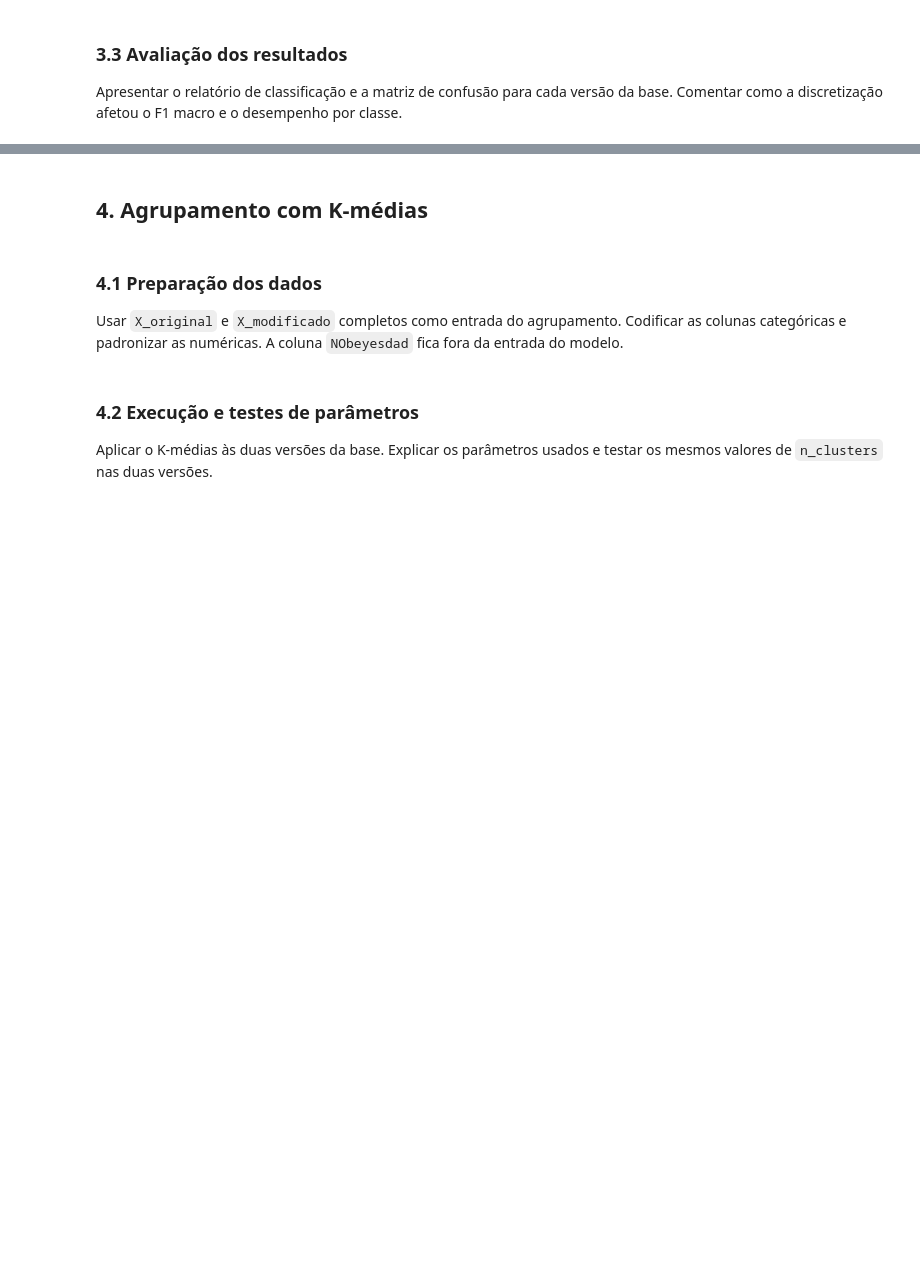
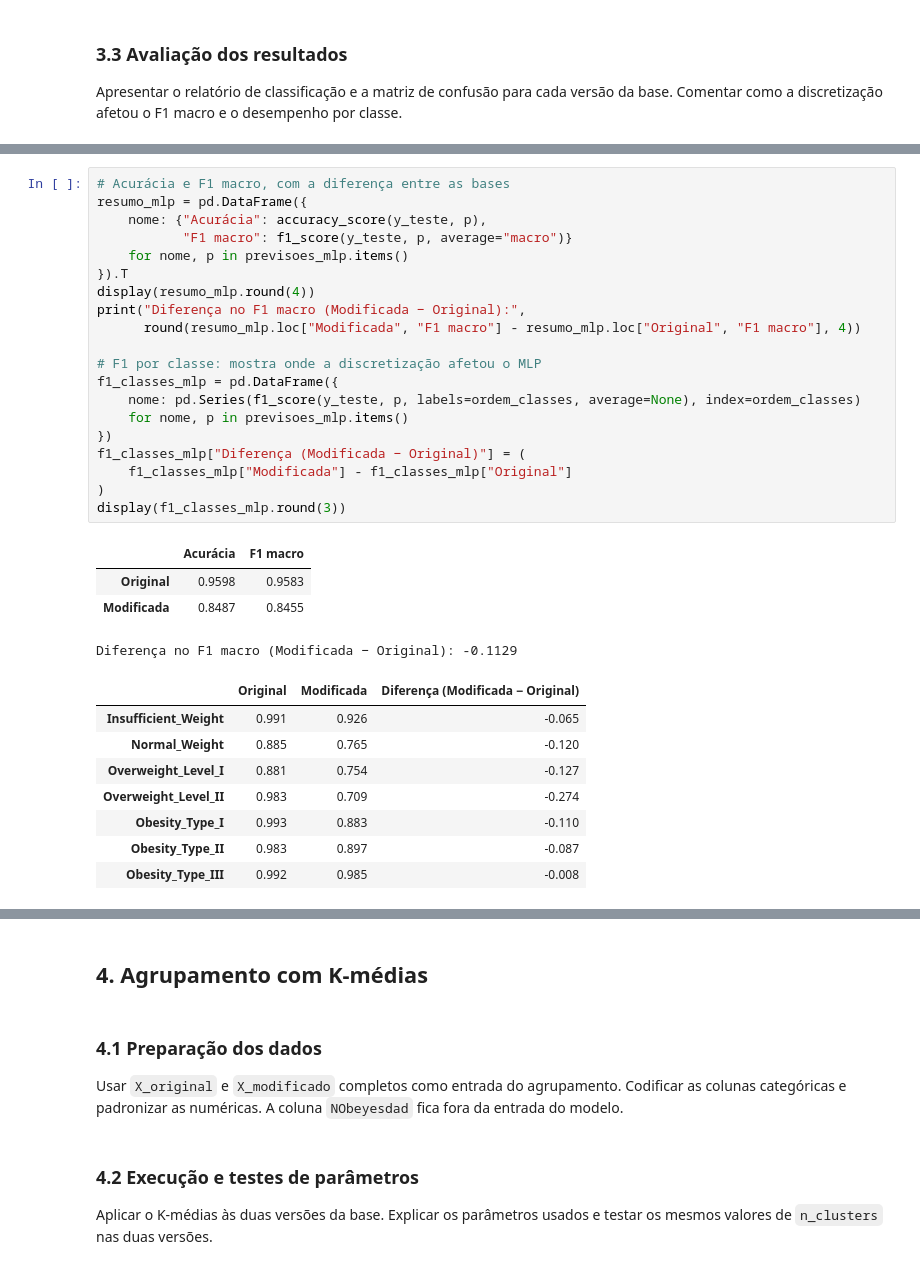
Before and after one commit to giovanasilverio/XMCO01-trabalho, a Jupyter notebook: trabalho.ipynb, the cells around one changed output, grey strips where cells are left out. Saved outputs shown, nothing was run; the diff lists cells and outputs as text; blank space fills up the shorter version.

```diff
--- a/trabalho.ipynb
+++ b/trabalho.ipynb
@@ -466,0 +635,33 @@ por classe.
+# %%
+# Acurácia e F1 macro, com a diferença entre as bases
+resumo_mlp = pd.DataFrame({
+    nome: {"Acurácia": accuracy_score(y_teste, p),
+           "F1 macro": f1_score(y_teste, p, average="macro")}
+    for nome, p in previsoes_mlp.items()
+}).T
+display(resumo_mlp.round(4))
+print("Diferença no F1 macro (Modificada − Original):",
+      round(resumo_mlp.loc["Modificada", "F1 macro"] - resumo_mlp.loc["Original", "F1 macro"], 4))
+
+# F1 por classe: mostra onde a discretização afetou o MLP
+f1_classes_mlp = pd.DataFrame({
+    nome: pd.Series(f1_score(y_teste, p, labels=ordem_classes, average=None), index=ordem_classes)
+    for nome, p in previsoes_mlp.items()
+})
+f1_classes_mlp["Diferença (Modificada − Original)"] = (
+    f1_classes_mlp["Modificada"] - f1_classes_mlp["Original"]
+)
+display(f1_classes_mlp.round(3))
+# %% [output]
+|  | Acurácia | F1 macro |
+| Original | 0.9598 | 0.9583 |
+| Modificada | 0.8487 | 0.8455 |
+Diferença no F1 macro (Modificada − Original): -0.1129
+|  | Original | Modificada | Diferença (Modificada − Original) |
+| Insufficient_Weight | 0.991 | 0.926 | -0.065 |
+| Normal_Weight | 0.885 | 0.765 | -0.120 |
+| Overweight_Level_I | 0.881 | 0.754 | -0.127 |
+| Overweight_Level_II | 0.983 | 0.709 | -0.274 |
+| Obesity_Type_I | 0.993 | 0.883 | -0.110 |
+| Obesity_Type_II | 0.983 | 0.897 | -0.087 |
+| Obesity_Type_III | 0.992 | 0.985 | -0.008 |
```
Also changed, not shown: parts of 9 cells of this notebook.
